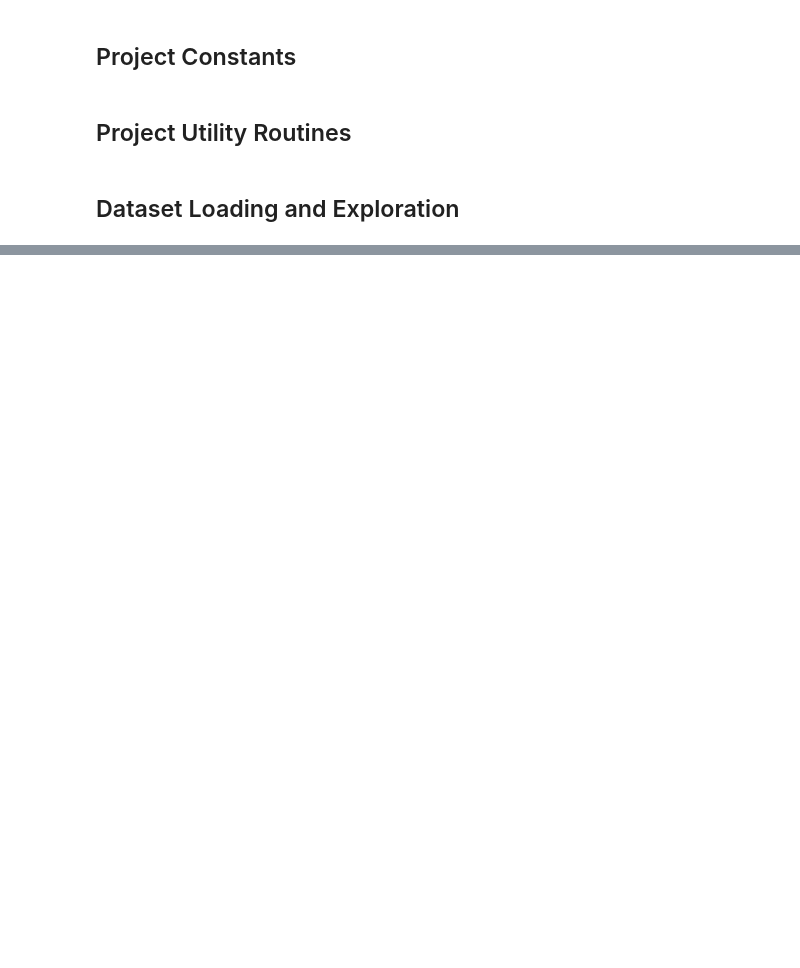
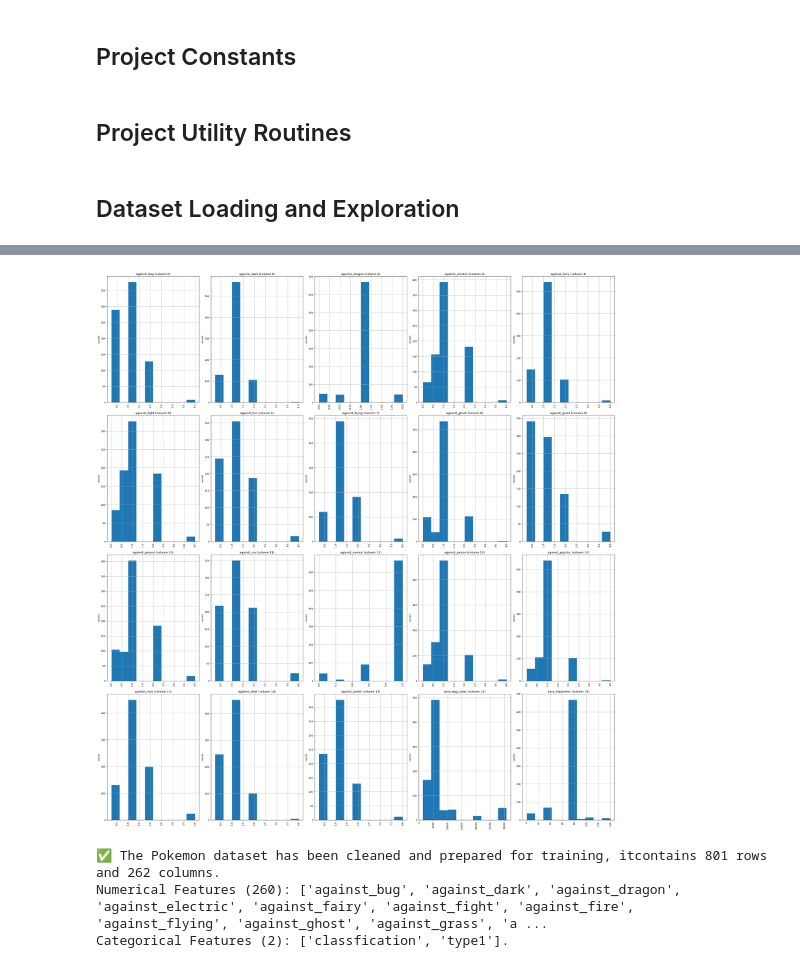
Before and after one commit to OrenChouraki06/projet-legendary-pokemon, a Jupyter notebook: legendary_pokemon_classification.ipynb, the cells around one changed output, grey strips where cells are left out. Drawn from its saved outputs; the diff is of its cells as text; code cells hidden in the pictures; blank space fills up the shorter version.

```diff
--- a/legendary_pokemon_classification.ipynb
+++ b/legendary_pokemon_classification.ipynb
@@ -43,6 +45,8 @@ random_seed = 42
 dataset_cvs_filename = "pokemon.csv"
 dataset_cvs_delimiter_char = ','
 dataset_cvs_num_rows_read = None # specify 'None' if want to read whole file
+
+label_classification = 'is_legendary'
 
 # ----------------------------------------------------------------------------------------
 # machine learning constants
@@ -115,0 +333,20 @@ def plotCorrelationMatrix(df, graphWidth):
+# %%
+num_rows, num_columns = actionable_df_features.shape
+print(f"Before the 'abilities' transformation, Pokemon dataset contains {num_rows} rows and {num_columns} columns.")
+
+# Explode the multi-abilities string values into lists of abilities
+actionable_df_features['abilities'] = actionable_df_features['abilities'].apply(ast.literal_eval)
+
+# Generate a dataframe where each column represents a unique abiltity found in the previous 'abilities' column
+# join('|') temporarily transforms a list into a '|' delimiter separated string;
+# get_dummies finds all unique elements separately and builds columns with 0 or 1 values
+new_abilities = actionable_df_features['abilities'].str.join('|').str.get_dummies()
+
+# Drop the 'abilities' original column
+actionable_df_features = actionable_df_features.drop(labels=['abilities'], axis=1)
+
+# concatenate the new dataframe
+actionable_df_features = pd.concat([actionable_df_features, new_abilities], axis=1)
+
+num_rows, num_columns = actionable_df_features.shape
+print(f"✅ After the 'abilities' transformation, actionable Pokemon dataset contains {num_rows} rows and {num_columns} columns.")
@@ -115,0 +403,23 @@ def plotCorrelationMatrix(df, graphWidth):
+# %%
+# show distribution of columns
+plotPerColumnDistribution(actionable_df_features, 20, 5)
+# %% [output]
+[figure, added]
+# %%
+# dataframe cleaned and preped for training
+X = actionable_df_features
+y = df_labels
+
+num_rows, num_columns = X.shape
+print(f"✅ The Pokemon dataset has been cleaned and prepared for training, itcontains {num_rows} rows and {num_columns} columns.")
+
+# recompute numerical and categorical features
+numerical_features = X.select_dtypes(include=['int64', 'float64']).columns
+print(f"Numerical Features ({len(numerical_features)}): {numerical_features.to_list()}.")
+
+categorical_features = X.select_dtypes(include=['object']).columns
+print(f"Categorical Features ({len(categorical_features)}): {categorical_features.to_list()}.")
+# %% [output]
+✅ The Pokemon dataset has been cleaned and prepared for training, itcontains 801 rows and 262 columns.
+Numerical Features (260): ['against_bug', 'against_dark', 'against_dragon', 'against_electric', 'against_fairy', 'against_fight', 'against_fire', 'against_flying', 'against_ghost', 'against_grass', 'a ...
+Categorical Features (2): ['classfication', 'type1'].
```
Also changed, not shown: parts of 24 cells of this notebook.
